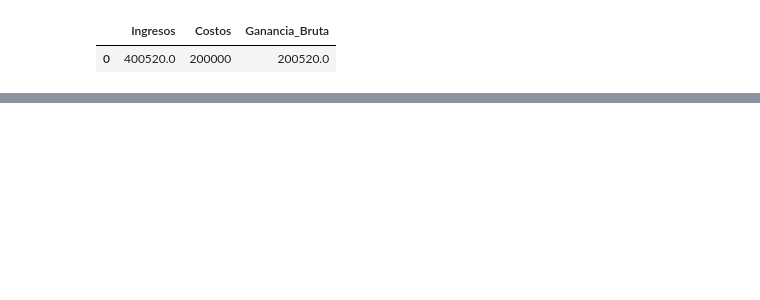
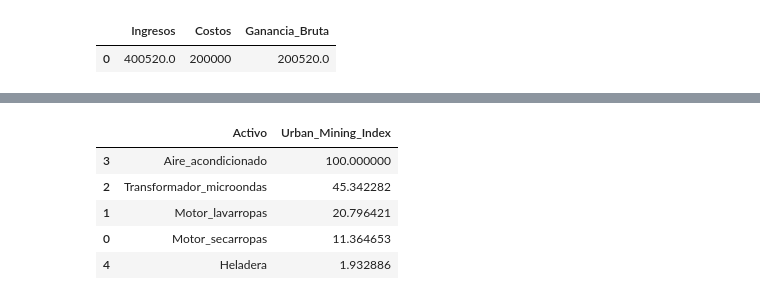
Before and after one commit to marhermac/copper-recycling-decision-system, a Jupyter notebook: notebooks/urban_mining_economics.ipynb, the cells around one changed output, grey strips where cells are left out. Cells and saved outputs as stored; diff of their text form; code cells hidden in the pictures; blank space fills up the shorter version.

```diff
--- a/notebooks/urban_mining_economics.ipynb
+++ b/notebooks/urban_mining_economics.ipynb
@@ -260,0 +282,22 @@ resumen_negocio
+# %%
+df["Urban_Mining_Index"] = (
+    df["Ganancia_Bruta_ARS"]
+    / df["Ganancia_Bruta_ARS"].max()
+) * 100
+
+df[
+    [
+        "Activo",
+        "Urban_Mining_Index"
+    ]
+].sort_values(
+    "Urban_Mining_Index",
+    ascending=False
+)
+# %% [output]
+|  | Activo | Urban_Mining_Index |
+| 3 | Aire_acondicionado | 100.000000 |
+| 2 | Transformador_microondas | 45.342282 |
+| 1 | Motor_lavarropas | 20.796421 |
+| 0 | Motor_secarropas | 11.364653 |
+| 4 | Heladera | 1.932886 |
```
Also changed, not shown: parts of 2 cells of this notebook, 7 other files.
